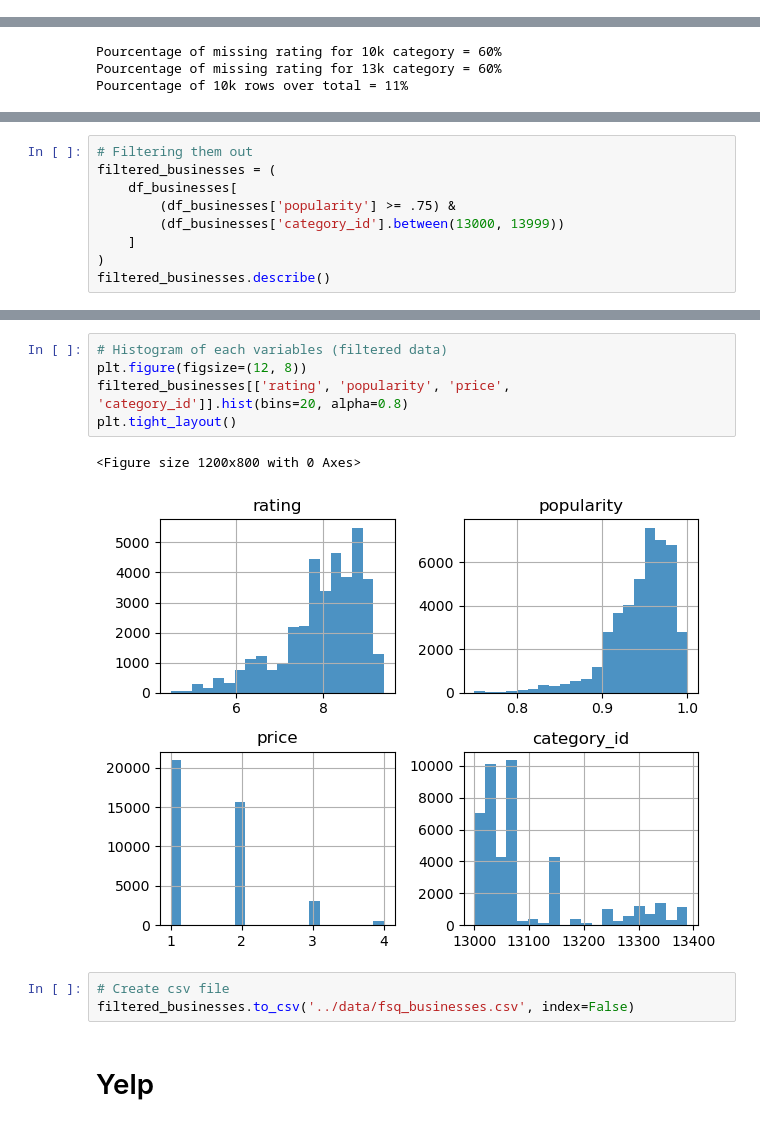
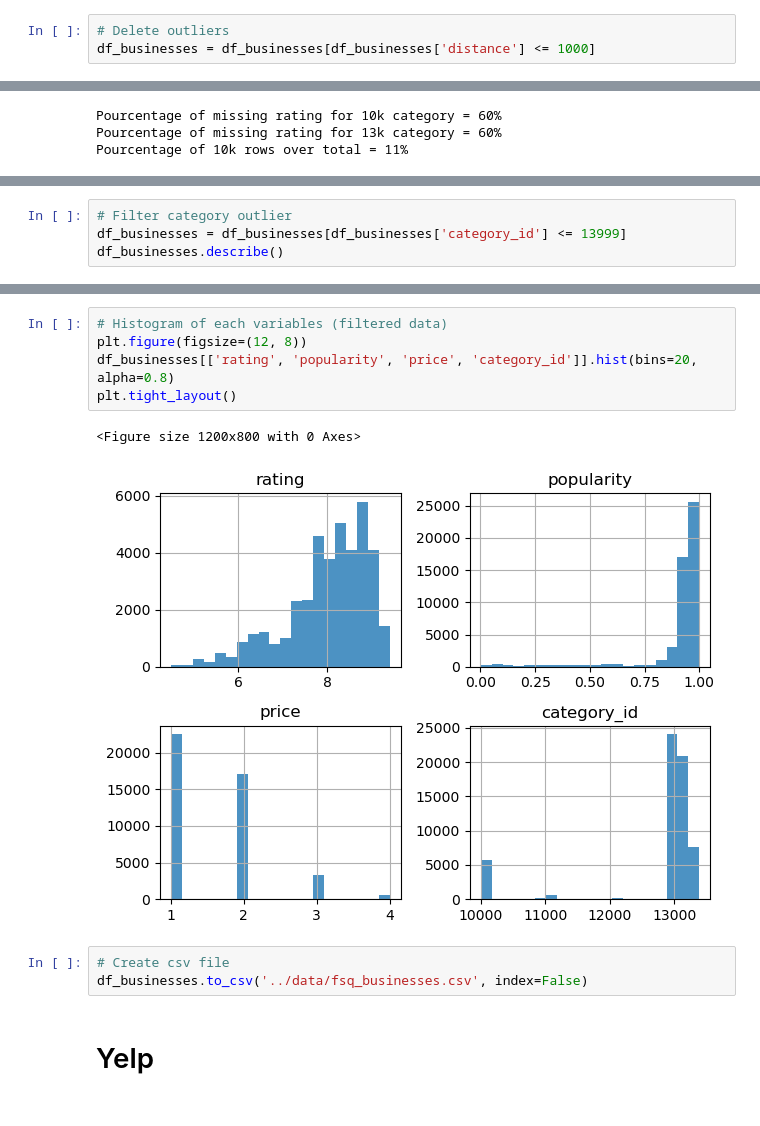
Before and after one commit to Christian-Leclerc/Python-Project-1, a Jupyter notebook: notebooks/yelp_foursquare_EDA.ipynb, the cells around one changed output, grey strips where cells are left out. Saved outputs shown, nothing was run; the diff lists cells and outputs as text.

```diff
--- a/notebooks/yelp_foursquare_EDA.ipynb
+++ b/notebooks/yelp_foursquare_EDA.ipynb
@@ -300,3 +312,6 @@ df_businesses.describe()
+# %%
+# Delete outliers
+df_businesses = df_businesses[df_businesses['distance'] <= 1000]
 # %%
 # Histogram of each variables (raw data)
 plt.figure(figsize=(12, 8))
@@ -360,11 +376,6 @@ Pourcentage of 10k rows over total = 11%
 # %%
-# Filtering them out
-filtered_businesses = (
-    df_businesses[
-        (df_businesses['popularity'] >= .75) &
-        (df_businesses['category_id'].between(13000, 13999))
-    ]
-)
-filtered_businesses.describe()
+# Filter category outlier
+df_businesses = df_businesses[df_businesses['category_id'] <= 13999]
+df_businesses.describe()
 # %% [output]
 |  | s_lat | s_lon | p_lat | p_lon | category_id | distance | rating | popularity | price |
@@ -401,14 +412,14 @@ memory usage: 4.2+ MB
 # %%
 # Histogram of each variables (filtered data)
 plt.figure(figsize=(12, 8))
-filtered_businesses[['rating', 'popularity', 'price', 'category_id']].hist(bins=20, alpha=0.8)
+df_businesses[['rating', 'popularity', 'price', 'category_id']].hist(bins=20, alpha=0.8)
 plt.tight_layout()
 # %% [output]
 <Figure size 1200x800 with 0 Axes>
-[figure, old version]
+[figure, new version]
 # %%
 # Create csv file
-filtered_businesses.to_csv('../data/fsq_businesses.csv', index=False)
+df_businesses.to_csv('../data/fsq_businesses.csv', index=False)
 # %% [markdown]
 # Yelp
 # %% [markdown]
```
Also changed, not shown: parts of 30 cells of this notebook.
